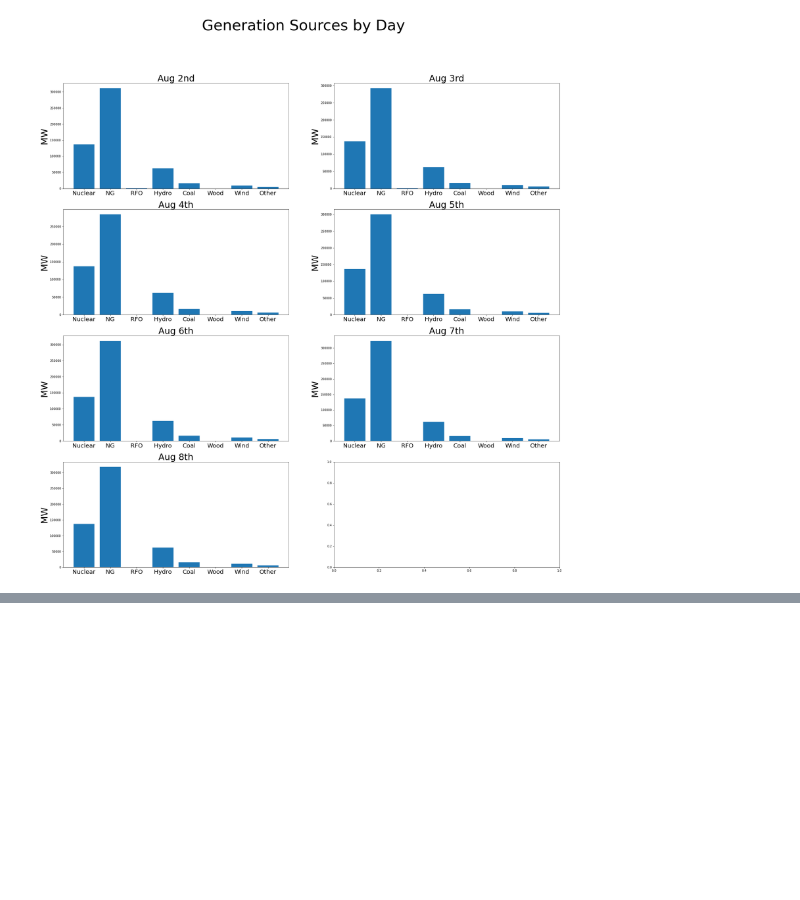
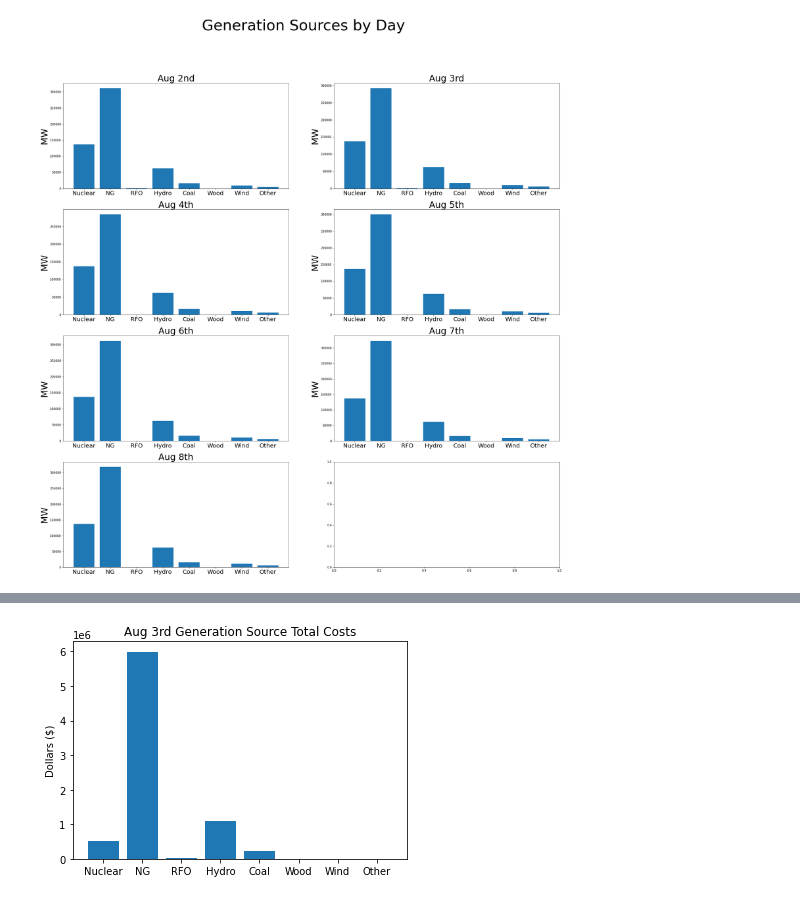
Before and after one commit to alberlin232/ML-Energy-Capstone, a Jupyter notebook: NYISO/SCUC_Visualization.ipynb, the cells around one changed output, grey strips where cells are left out. Drawn from its saved outputs; the diff is of its cells as text; code cells hidden in the pictures; blank space fills up the shorter version.

```diff
--- a/NYISO/SCUC_Visualization.ipynb
+++ b/NYISO/SCUC_Visualization.ipynb
@@ -204,0 +239,11 @@ plt.show()
+# %%
+fig, ax = plt.subplots()
+
+ax.bar(aug3c.columns, aug3_sumc)
+
+ax.set_ylabel('Dollars ($)')
+ax.set_title('Aug 3rd Generation Source Total Costs')
+
+plt.show()
+# %% [output]
+[figure, added]
```
Also changed, not shown: parts of 10 cells of this notebook, 9 other files.
